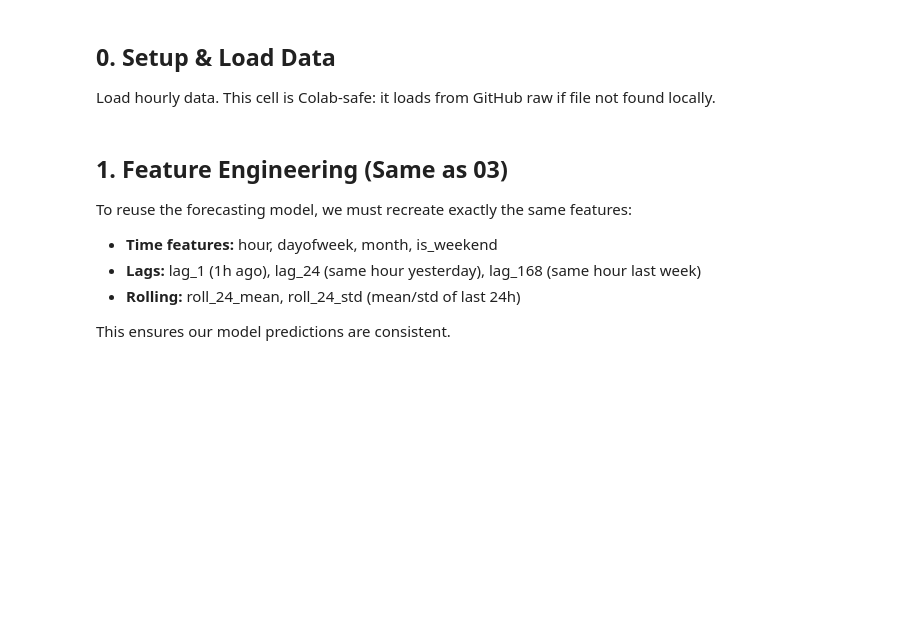
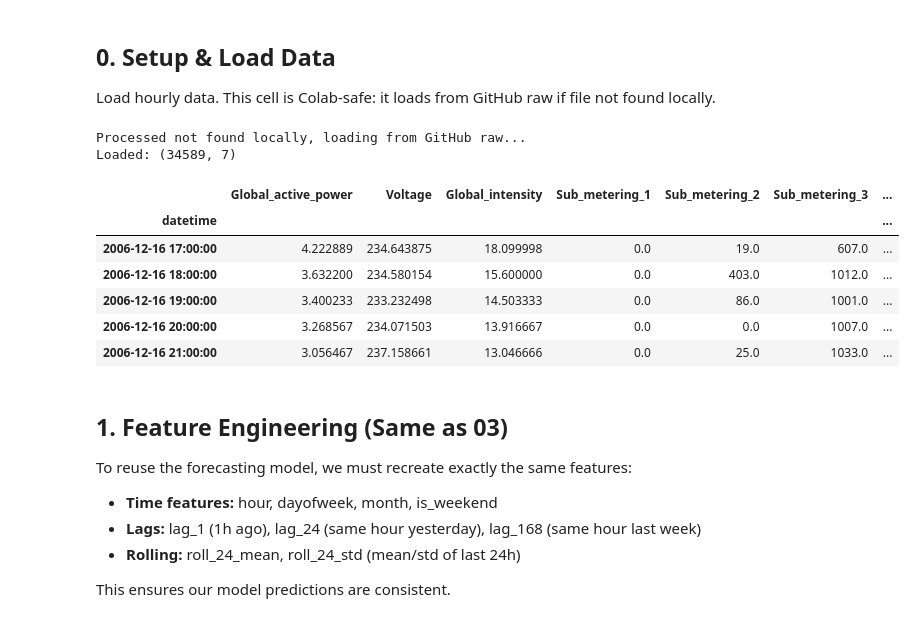
Before and after one commit to Mohamed-Al-Saudi/EnergySavvy-AI-Project, a Jupyter notebook: notebooks/04_anomaly_detection.ipynb, the cells around one changed output. Cells and saved outputs as stored; diff of their text form; code cells hidden in the pictures; blank space fills up the shorter version.

```diff
--- a/notebooks/04_anomaly_detection.ipynb
+++ b/notebooks/04_anomaly_detection.ipynb
@@ -18,24 +18,34 @@ Load hourly data. This cell is Colab-safe: it loads from GitHub raw if file not
 # %%
 from pathlib import Path
 import pandas as pd, numpy as np, joblib
 import matplotlib.pyplot as plt
 from sklearn.ensemble import IsolationForest, RandomForestRegressor
 PROCESSED = Path("data/household_power/processed/household_power_hourly.parquet")
 MODELS_DIR = Path("models")
 RESULTS_DIR = Path("reports/results")
 FIG_DIR = Path("reports/figures")
 for d in [RESULTS_DIR, FIG_DIR, MODELS_DIR]:
     d.mkdir(parents=True, exist_ok=True)
 # Colab-safe loading
 if not PROCESSED.exists():
-    URL = "https://raw.githubusercontent.com/Mohamed-Al-Saudi/EnergySavvy-AI-Project/main/data/household_power/processed/househ
+    URL = "https://raw.githubusercontent.com/Mohamed-Al-Saudi/EnergySavvy-AI-Project/main/data/household_power/processed/household_power_hourly.parquet"
     print(f"Processed not found locally, loading from GitHub raw...")
     df = pd.read_parquet(URL)
 else:
     df = pd.read_parquet(PROCESSED)
 df.index = pd.to_datetime(df.index)
 print(f"Loaded: {df.shape}")
 df.head()
+# %% [output]
+Processed not found locally, loading from GitHub raw...
+Loaded: (34589, 7)
+|  | Global_active_power | Voltage | Global_intensity | Sub_metering_1 | Sub_metering_2 | Sub_metering_3 | ... |
+| datetime |  |  |  |  |  |  | ... |
+| 2006-12-16 17:00:00 | 4.222889 | 234.643875 | 18.099998 | 0.0 | 19.0 | 607.0 | ... |
+| 2006-12-16 18:00:00 | 3.632200 | 234.580154 | 15.600000 | 0.0 | 403.0 | 1012.0 | ... |
+| 2006-12-16 19:00:00 | 3.400233 | 233.232498 | 14.503333 | 0.0 | 86.0 | 1001.0 | ... |
+| 2006-12-16 20:00:00 | 3.268567 | 234.071503 | 13.916667 | 0.0 | 0.0 | 1007.0 | ... |
+| 2006-12-16 21:00:00 | 3.056467 | 237.158661 | 13.046666 | 0.0 | 25.0 | 1033.0 | ... |
 # %% [markdown]
 ## 1. Feature Engineering (Same as 03)
 To reuse the forecasting model, we must recreate exactly the same features:
```
Also changed, not shown: parts of 6 cells of this notebook.
